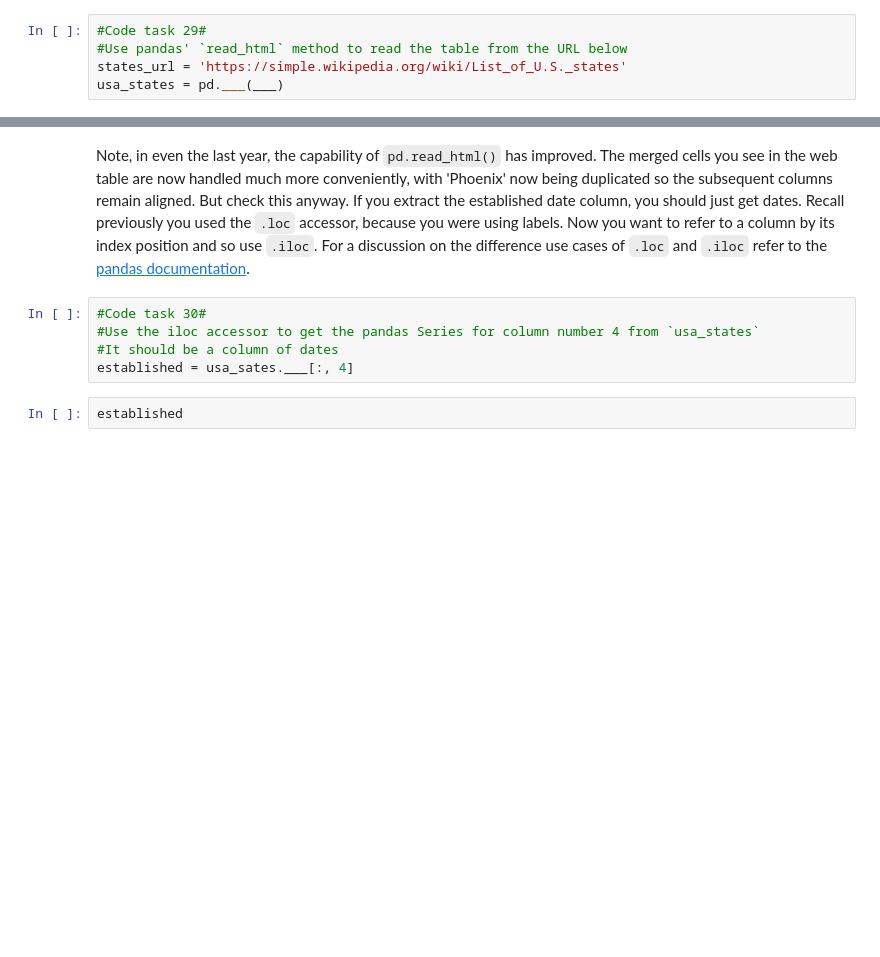
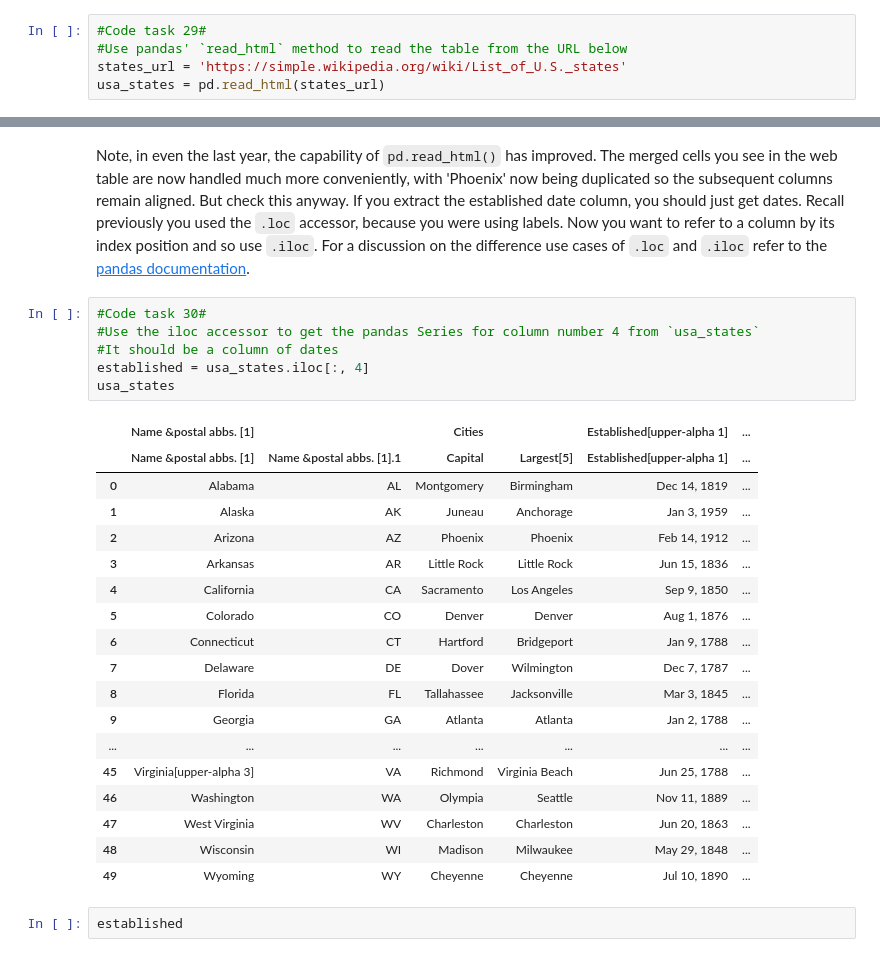
Before and after one commit to AdithyaBhushana/DataScienceGuidedCapstone-1, a Jupyter notebook: Step Two - Data Wrangling/02_data_wrangling.ipynb, the cells around one changed output, grey strips where cells are left out. Drawn from its saved outputs; the diff is of its cells as text; blank space fills up the shorter version.

```diff
--- a/Step Two - Data Wrangling/02_data_wrangling.ipynb
+++ b/Step Two - Data Wrangling/02_data_wrangling.ipynb
@@ -629,7 +712,7 @@ Population and area data for the US states can be obtained from [wikipedia](http
 #Code task 29#
 #Use pandas' `read_html` method to read the table from the URL below
 states_url = 'https://simple.wikipedia.org/wiki/List_of_U.S._states'
-usa_states = pd.___(___)
+usa_states = pd.read_html(states_url)
 # %%
 type(usa_states)
 # %% [output]
@@ -654,8 +737,28 @@ Note, in even the last year, the capability of `pd.read_html()` has improved. Th
 # %%
 #Code task 30#
 #Use the iloc accessor to get the pandas Series for column number 4 from `usa_states`
 #It should be a column of dates
-established = usa_sates.___[:, 4]
+established = usa_states.iloc[:, 4]
+usa_states
+# %% [output]
+|  | Name &postal abbs. [1] |  | Cities |  | Established[upper-alpha 1] | ... |
+|  | Name &postal abbs. [1] | Name &postal abbs. [1].1 | Capital | Largest[5] | Established[upper-alpha 1] | ... |
+| 0 | Alabama | AL | Montgomery | Birmingham | Dec 14, 1819 | ... |
+| 1 | Alaska | AK | Juneau | Anchorage | Jan 3, 1959 | ... |
+| 2 | Arizona | AZ | Phoenix | Phoenix | Feb 14, 1912 | ... |
+| 3 | Arkansas | AR | Little Rock | Little Rock | Jun 15, 1836 | ... |
+| 4 | California | CA | Sacramento | Los Angeles | Sep 9, 1850 | ... |
+| 5 | Colorado | CO | Denver | Denver | Aug 1, 1876 | ... |
+| 6 | Connecticut | CT | Hartford | Bridgeport | Jan 9, 1788 | ... |
+| 7 | Delaware | DE | Dover | Wilmington | Dec 7, 1787 | ... |
+| 8 | Florida | FL | Tallahassee | Jacksonville | Mar 3, 1845 | ... |
+| 9 | Georgia | GA | Atlanta | Atlanta | Jan 2, 1788 | ... |
+| ... | ... | ... | ... | ... | ... | ... |
+| 45 | Virginia[upper-alpha 3] | VA | Richmond | Virginia Beach | Jun 25, 1788 | ... |
+| 46 | Washington | WA | Olympia | Seattle | Nov 11, 1889 | ... |
+| 47 | West Virginia | WV | Charleston | Charleston | Jun 20, 1863 | ... |
+| 48 | Wisconsin | WI | Madison | Milwaukee | May 29, 1848 | ... |
+| 49 | Wyoming | WY | Cheyenne | Cheyenne | Jul 10, 1890 | ... |
 # %%
 established
 # %% [output]
```
Also changed, not shown: parts of 33 cells of this notebook, 2 other files.
